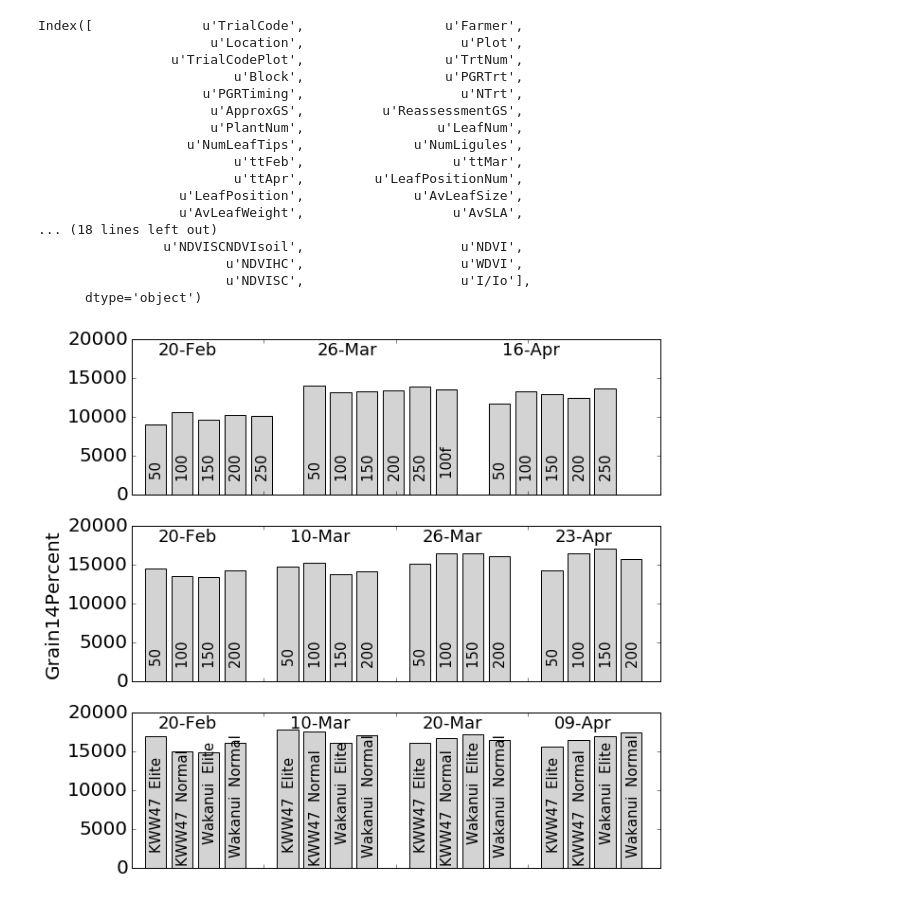
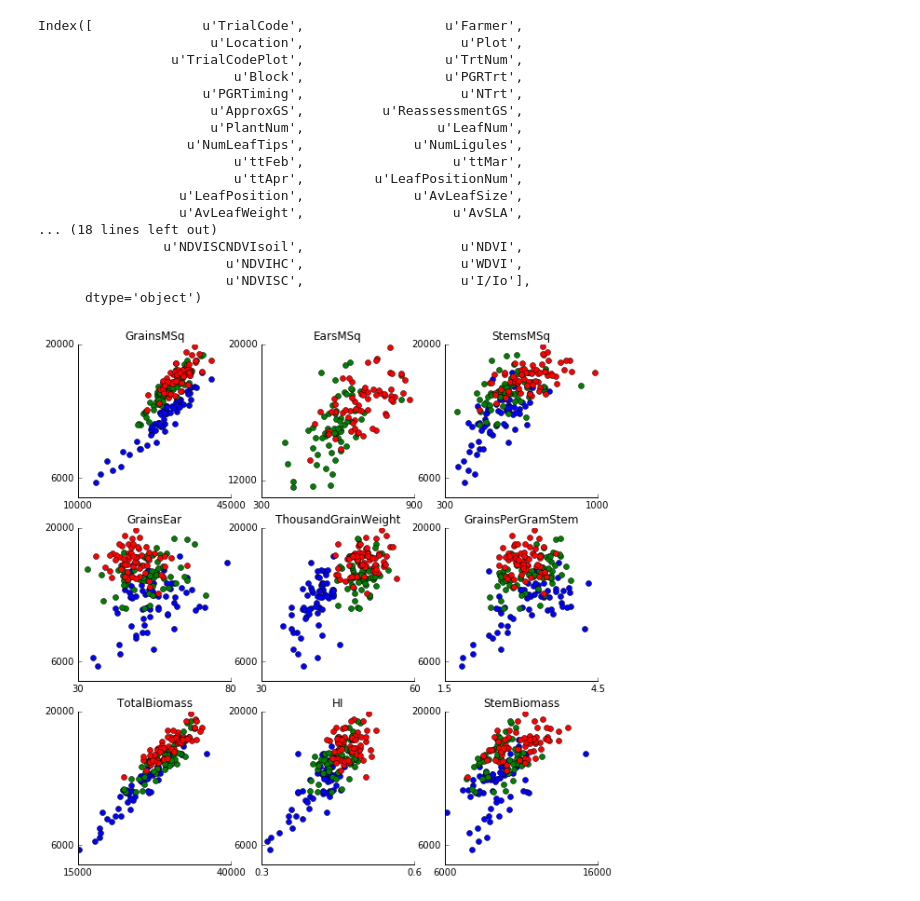
Before and after one commit to HamishBrownPFR/2020, a Jupyter notebook: CombinedAnalysis.ipynb, the cells around one changed output. Saved outputs shown, nothing was run; the diff lists cells and outputs as text; code cells hidden in the pictures.

```diff
--- a/CombinedAnalysis.ipynb
+++ b/CombinedAnalysis.ipynb
@@ -288,48 +361,33 @@ Index([              u'TrialCode',                  u'Farmer',
                         u'NDVIHC',                    u'WDVI',
                         u'NDVISC',                    u'I/Io'],
       dtype='object')
-# %%
-Variable = 'Grain14Percent'
-Graph = plt.figure(figsize=(10,10))
-pos=1
-TreatInLabel = pd.Series(index = YearList, data = [[1],[1],[0,2]])
-for Year in YearList:
-    Pannel = Graph.add_subplot(3,1,pos)
-    Max = np.percentile(pd.to_numeric(IndexedData.ix[:,Variable ].dropna()),95)
-    Exponent = np.power(10,len(str(int(Max))))
-    Yup = round(Max/Exponent,1)*Exponent
-    plt.ylim(0,Yup)
-    plt.tick_params(labelsize=20)
-    Pannel.tick_params(labelbottom='off')
-    if Year == 2014:
-        plt.ylabel(Variable, fontsize = 20)
-    GraphData = IndexedData.ix[Year,Variable ].dropna().convert_objects(convert_numeric=True)
-    MeanData = GraphData.groupby(GraphData.index).mean()
-    #plt.plot(GraphData)
-    Left = 0
-    count = 0
-    LastSowIndex = MeanData.index[count][0]
-    for Treat in MeanData.index:
-        SowLab = MeanData.index[count][0].to_datetime().strftime('%d-%b')
-        if count == 0:
-            plt.text(Left+1,Yup*0.9,SowLab,fontsize=18)
-        if LastSowIndex != MeanData.index[count][0]:
-            Left+=1
-            plt.text(Left+1,Yup*0.9,SowLab,fontsize=18)
-        plt.bar(left=Left+.5,height=MeanData[count],color='lightgrey')
-        FullLab = MeanData.index[count][1:]
-        forShort = TreatInLabel[Year]
-        LabMembers = [FullLab[i] for i in forShort]
-        Label = ''
-        for member in LabMembers:
-            Label += str(member)
-            Label += '  '
-        height = Yup * len(Label)/20
-        plt.text(Left+.7,height, Label,rotation=90, fontsize=15)
-        Left += 1
-        LastSowIndex = MeanData.index[count][0]
-        count += 1
-    pos +=1
-#IndexedData.Grain0Percent.dropna().plot()
-# %% [output]
-[figure, removed]
+# %%
+ComponentPairs = [['GrainsMSq','Grain14Percent'],
+                  ['EarsMSq','Grain14Percent'],
+                  ['StemsMSq','Grain14Percent'],
+                  ['GrainsEar','Grain14Percent'],
+                  ['ThousandGrainWeight','Grain14Percent'],
+                  ['GrainsPerGramStem','Grain14Percent'],
+                  ['TotalBiomass','Grain14Percent'],
+                  ['HI','Grain14Percent'],
+                  ['StemBiomass','Grain14Percent']]
+Graph = plt.figure(figsize=(10,10))
+pos = 1
+for Component in ComponentPairs:
+    Ax = Graph.add_subplot(3,3,pos)
+    Ax.spines['right'].set_visible(False)
+    Ax.spines['top'].set_visible(False)
+    plt.tick_params(axis='x', which='both', bottom='on',top='off', labelbottom='on')
+    plt.tick_params(axis='y', which='both', left='on',right='off', labelbottom='on')
+    for Year in YearList:
+        XData = IndexedData.ix[Year,Component[0]]
+        YData = IndexedData.ix[Year,Component[1]]
+        plt.plot(XData,YData,'o',label=Year)
+        #plt.ylabel(Component[1])
+        plt.title(Component[0])
+    Ax.set_xticks([Ax.get_xticks()[0],Ax.get_xticks()[-1]])
+    Ax.set_yticks([Ax.get_yticks()[1],Ax.get_yticks()[-1]])
+    #plt.legend(loc=2)
+    pos+=1
+# %% [output]
+[figure, added]
```
Also changed, not shown: parts of 17 cells of this notebook.
